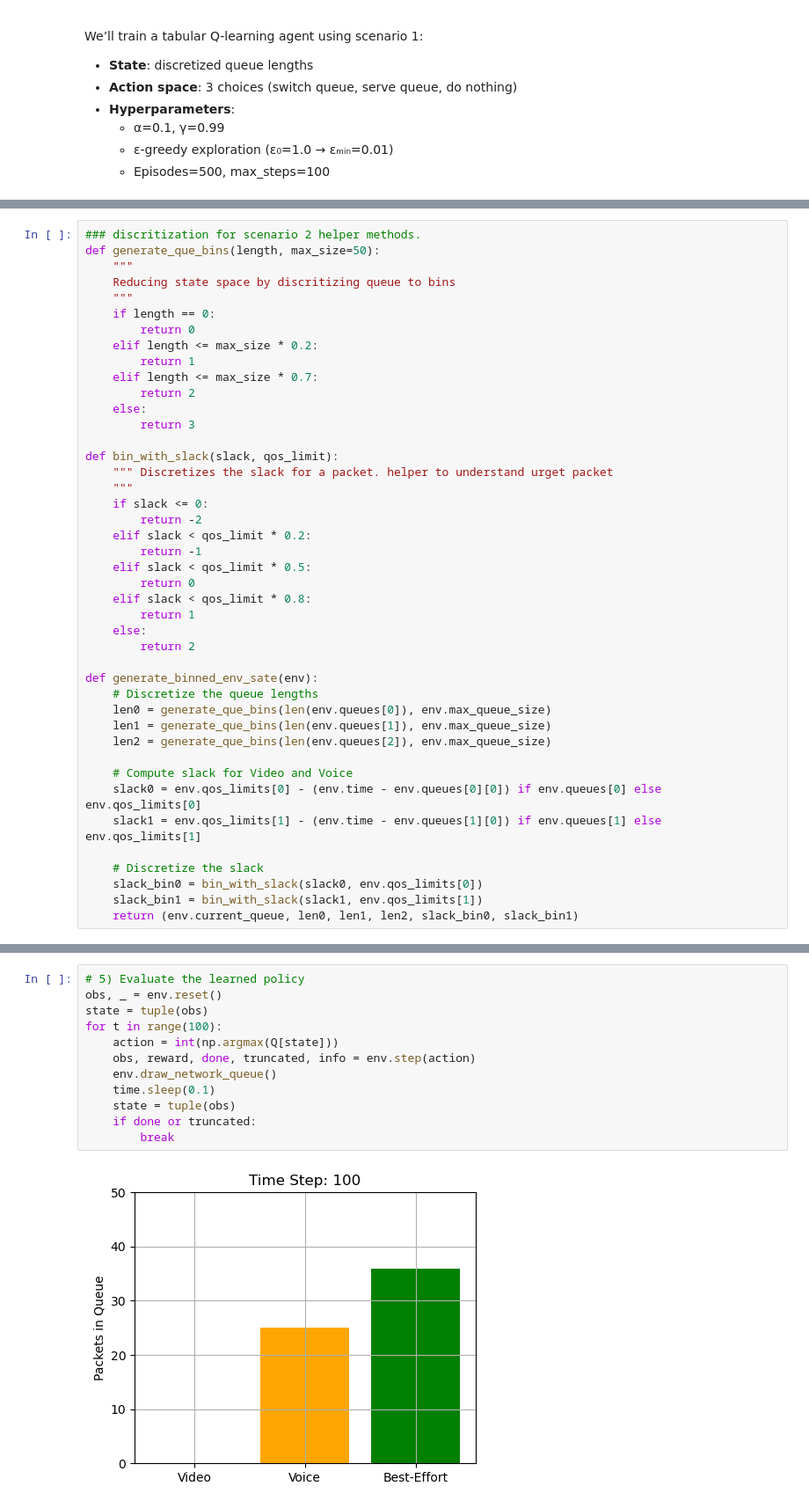
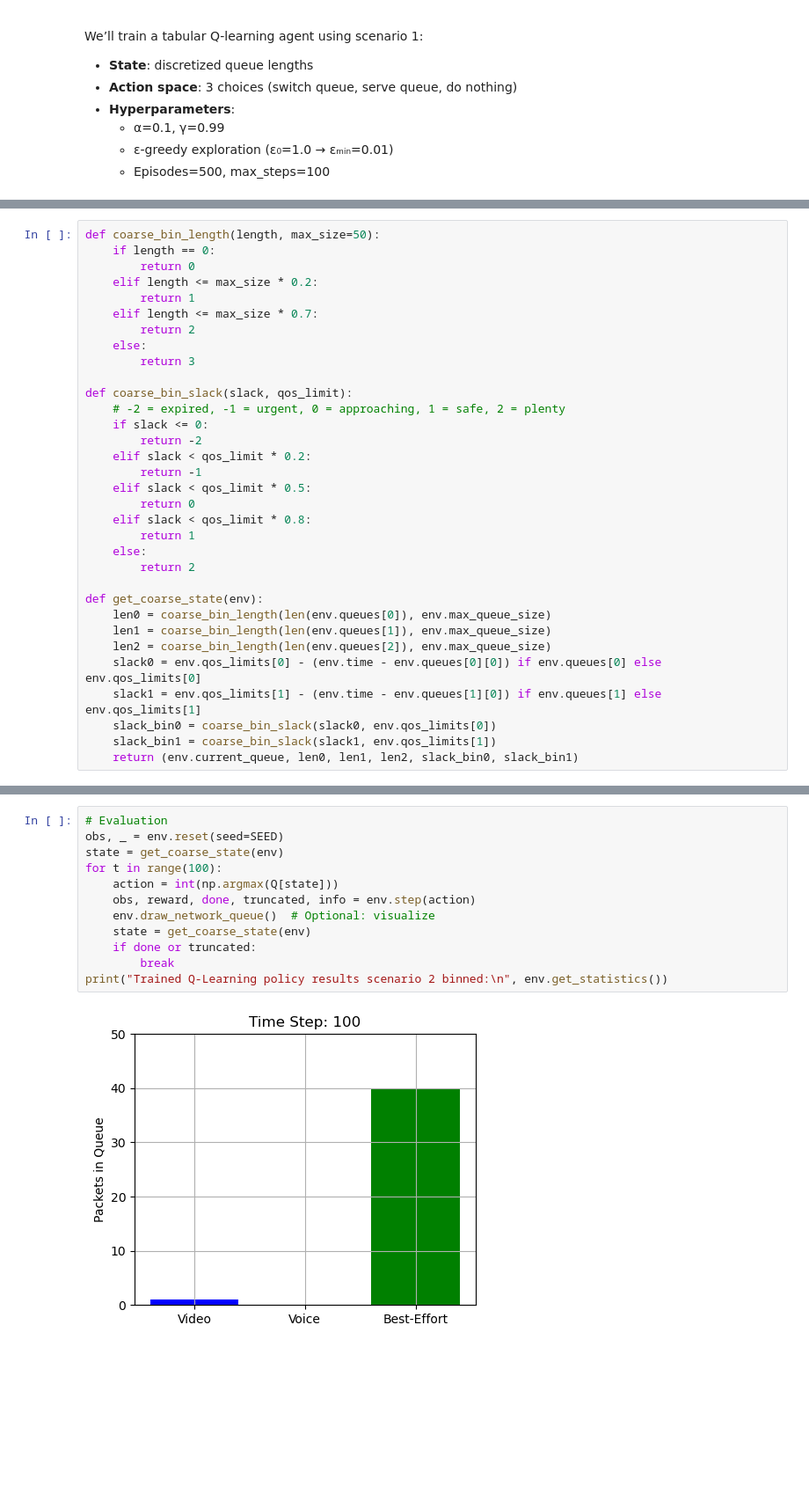
Before and after one commit to Tanjim-5125/packet_scheduling_A2_32, a Jupyter notebook: assingment2_packet_scheduler.ipynb, the cells around one changed output, grey strips where cells are left out. Shown: that part at 88% size. Drawn from its saved outputs; the diff is of its cells as text; blank space fills up the shorter version.

Commit message:
scenario 2 q learning fixed reward

```diff
--- a/assingment2_packet_scheduler.ipynb
+++ b/assingment2_packet_scheduler.ipynb
@@ -568,9 +505,5 @@ Trained Q-Learning policy results: {'queue_lengths': [0, 0, 8], 'arrivals': [0,
 # %%
-### discritization for scenario 2 helper methods.
-def generate_que_bins(length, max_size=50):
-    """
-    Reducing state space by discritizing queue to bins
-    """
+def coarse_bin_length(length, max_size=50):
     if length == 0:
         return 0
     elif length <= max_size * 0.2:
@@ -580,9 +513,8 @@ def generate_que_bins(length, max_size=50):
     else:
         return 3
 
-def bin_with_slack(slack, qos_limit):
-    """ Discretizes the slack for a packet. helper to understand urget packet
-    """
+def coarse_bin_slack(slack, qos_limit):
+    # -2 = expired, -1 = urgent, 0 = approaching, 1 = safe, 2 = plenty
     if slack <= 0:
         return -2
     elif slack < qos_limit * 0.2:
@@ -594,19 +526,14 @@ def bin_with_slack(slack, qos_limit):
     else:
         return 2
 
-def generate_binned_env_sate(env):
-    # Discretize the queue lengths
-    len0 = generate_que_bins(len(env.queues[0]), env.max_queue_size)
-    len1 = generate_que_bins(len(env.queues[1]), env.max_queue_size)
-    len2 = generate_que_bins(len(env.queues[2]), env.max_queue_size)
-
-    # Compute slack for Video and Voice
+def get_coarse_state(env):
+    len0 = coarse_bin_length(len(env.queues[0]), env.max_queue_size)
+    len1 = coarse_bin_length(len(env.queues[1]), env.max_queue_size)
+    len2 = coarse_bin_length(len(env.queues[2]), env.max_queue_size)
     slack0 = env.qos_limits[0] - (env.time - env.queues[0][0]) if env.queues[0] else env.qos_limits[0]
     slack1 = env.qos_limits[1] - (env.time - env.queues[1][0]) if env.queues[1] else env.qos_limits[1]
-
-    # Discretize the slack
-    slack_bin0 = bin_with_slack(slack0, env.qos_limits[0])
-    slack_bin1 = bin_with_slack(slack1, env.qos_limits[1])
+    slack_bin0 = coarse_bin_slack(slack0, env.qos_limits[0])
+    slack_bin1 = coarse_bin_slack(slack1, env.qos_limits[1])
     return (env.current_queue, len0, len1, len2, slack_bin0, slack_bin1)
 # %%
 # ─────────────────────────────────────────────────────────────────────────────
@@ -681,14 +606,14 @@ NameError: name 'get_coarse_state' is not defined
 # %%
-# 5) Evaluate the learned policy
-obs, _ = env.reset()
-state = tuple(obs)
+# Evaluation
+obs, _ = env.reset(seed=SEED)
+state = get_coarse_state(env)
 for t in range(100):
     action = int(np.argmax(Q[state]))
     obs, reward, done, truncated, info = env.step(action)
-    env.draw_network_queue()
-    time.sleep(0.1)
-    state = tuple(obs)
+    env.draw_network_queue()  # Optional: visualize
+    state = get_coarse_state(env)
     if done or truncated:
         break
+print("Trained Q-Learning policy results scenario 2 binned:\n", env.get_statistics())
 # %% [output]
-[figure, old version]
+[figure, new version]
```
Also changed, not shown: parts of 13 cells of this notebook.
